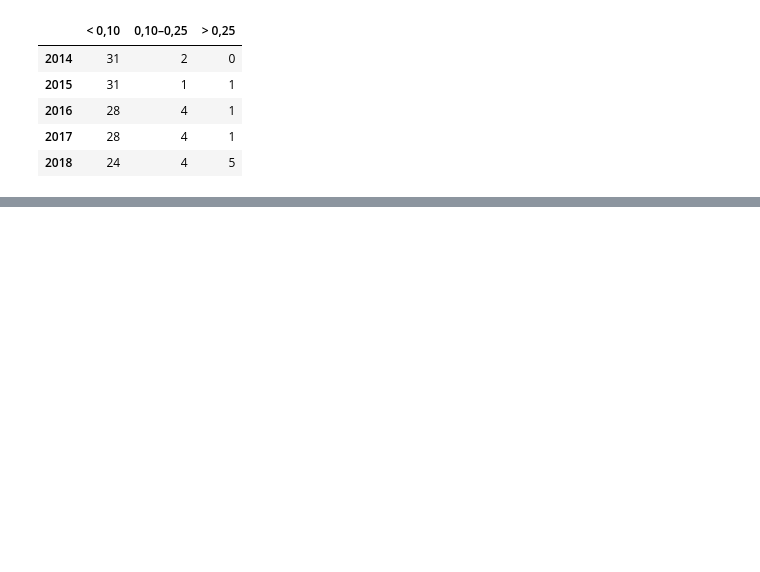
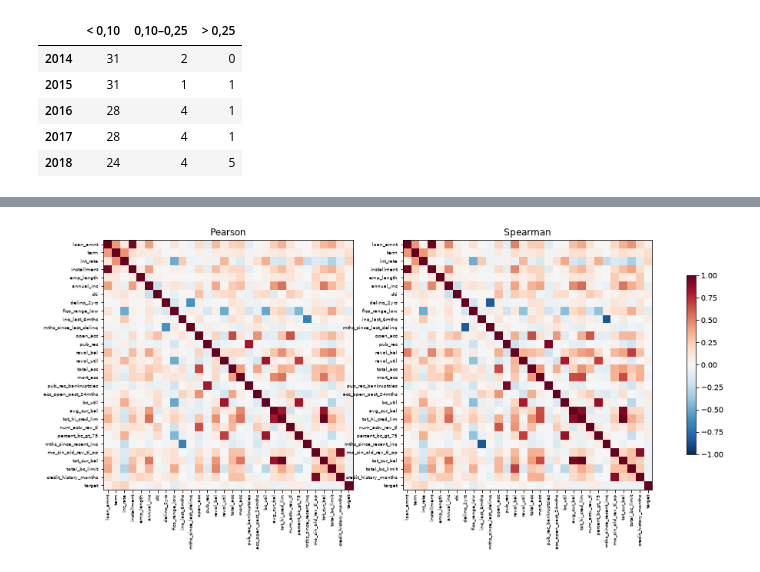
Before and after one commit to NycolasGarcia/Credit-Scoring-Drift-Monitoring, a Jupyter notebook: notebooks/01_eda.ipynb, the cells around one changed output, grey strips where cells are left out. Saved outputs shown, nothing was run; the diff lists cells and outputs as text; code cells hidden in the pictures; blank space fills up the shorter version.

```diff
--- a/notebooks/01_eda.ipynb
+++ b/notebooks/01_eda.ipynb
@@ -266,0 +273,6 @@ bands.groupby(level=1).value_counts().unstack()
+# %%
+num = numeric_features()
+desc = ref[num].describe(percentiles=[0.01, 0.25, 0.5, 0.75, 0.99]).T
+desc["skew"] = ref[num].skew(); desc["kurtosis"] = ref[num].kurtosis()
+desc["null_rate"] = ref[num].isna().mean()
+desc.round(2)
@@ -266,0 +491,11 @@ bands.groupby(level=1).value_counts().unstack()
+# %%
+sample = lab[num + ["target"]].sample(40_000, random_state=0)
+pear, spear = sample.corr(method="pearson"), sample.corr(method="spearman")
+fig, axes = plt.subplots(1, 2, figsize=(16, 7))
+for ax, (name, m) in zip(axes, [("Pearson", pear), ("Spearman", spear)]):
+    im = ax.imshow(m.values, cmap="RdBu_r", vmin=-1, vmax=1)
+    ax.set_xticks(range(len(m)), m.columns, rotation=90, fontsize=6); ax.set_yticks(range(len(m)), m.index, fontsize=6)
+    ax.set_title(name)
+fig.colorbar(im, ax=axes, shrink=0.6); plt.show()
+# %% [output]
+[figure, added]
```
Also changed, not shown: parts of 33 cells of this notebook.
